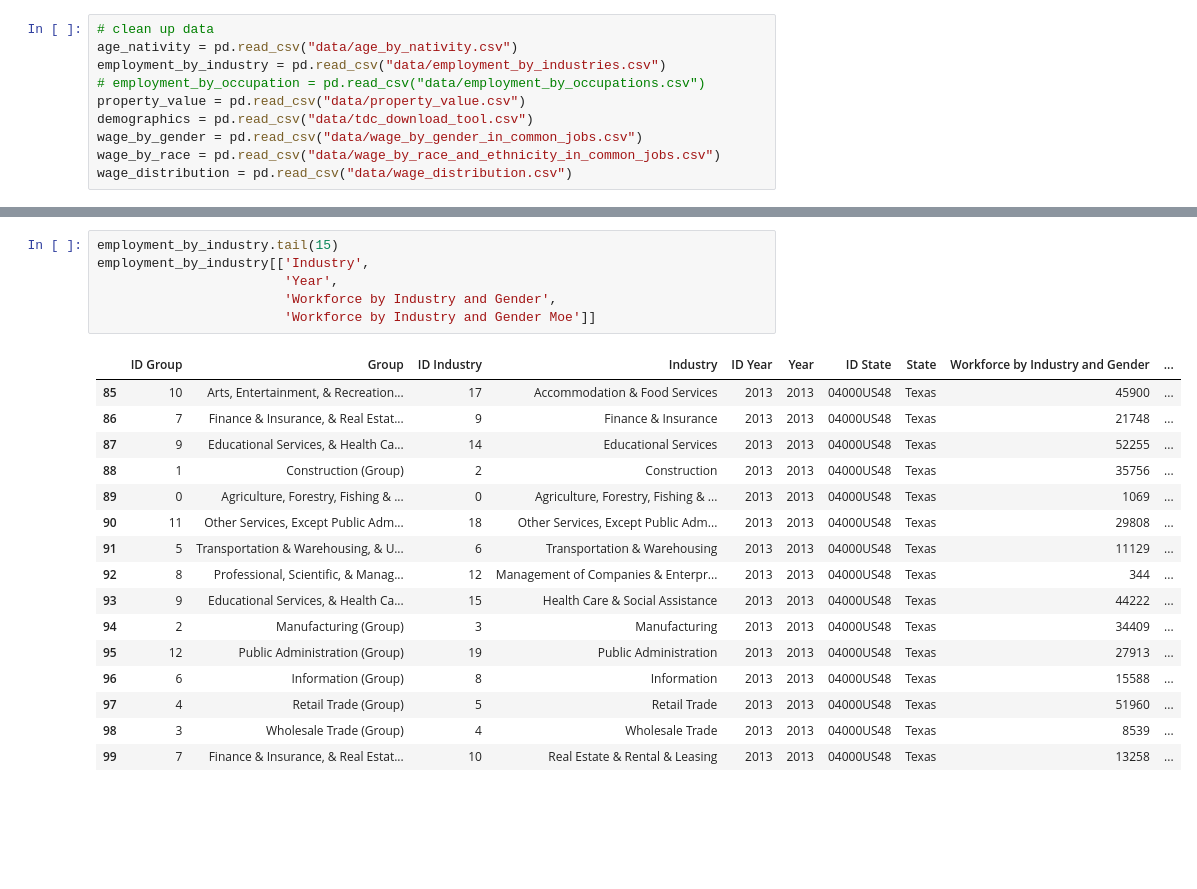
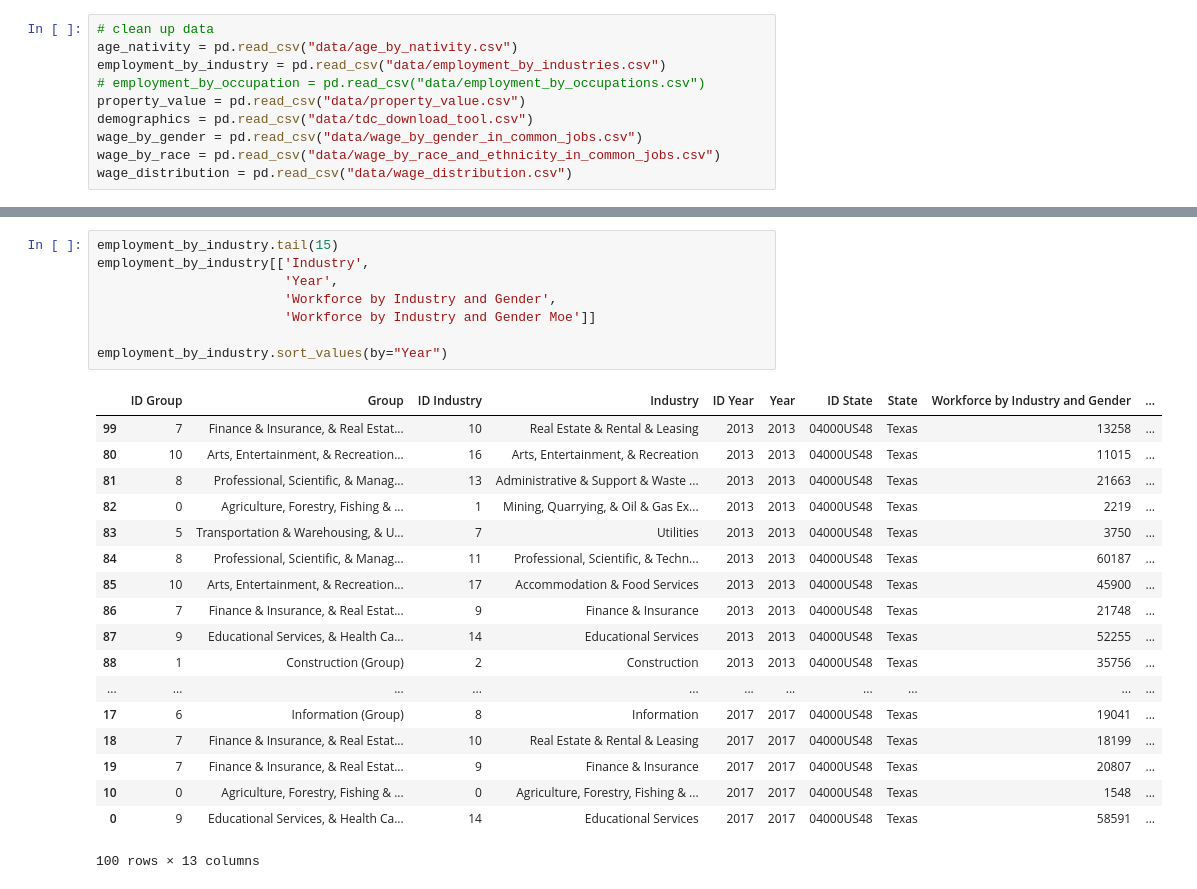
Before and after one commit to aktavern/Project-1, a Jupyter notebook: Project 1 - Data Cleanup Notebook.ipynb, the cells around one changed output, grey strips where cells are left out. Saved outputs shown, nothing was run; the diff lists cells and outputs as text; blank space fills up the shorter version.

```diff
--- a/Project 1 - Data Cleanup Notebook.ipynb
+++ b/Project 1 - Data Cleanup Notebook.ipynb
@@ -33,24 +33,28 @@ age_nativity.tail()
 # %%
 employment_by_industry.tail(15)
 employment_by_industry[['Industry',
                         'Year',
                         'Workforce by Industry and Gender',
                         'Workforce by Industry and Gender Moe']]
+
+employment_by_industry.sort_values(by="Year")
 # %% [output]
 |  | ID Group | Group | ID Industry | Industry | ID Year | Year | ID State | State | Workforce by Industry and Gender | ... |
+| 99 | 7 | Finance & Insurance, & Real Estat... | 10 | Real Estate & Rental & Leasing | 2013 | 2013 | 04000US48 | Texas | 13258 | ... |
+| 80 | 10 | Arts, Entertainment, & Recreation... | 16 | Arts, Entertainment, & Recreation | 2013 | 2013 | 04000US48 | Texas | 11015 | ... |
+| 81 | 8 | Professional, Scientific, & Manag... | 13 | Administrative & Support & Waste ... | 2013 | 2013 | 04000US48 | Texas | 21663 | ... |
+| 82 | 0 | Agriculture, Forestry, Fishing & ... | 1 | Mining, Quarrying, & Oil & Gas Ex... | 2013 | 2013 | 04000US48 | Texas | 2219 | ... |
+| 83 | 5 | Transportation & Warehousing, & U... | 7 | Utilities | 2013 | 2013 | 04000US48 | Texas | 3750 | ... |
+| 84 | 8 | Professional, Scientific, & Manag... | 11 | Professional, Scientific, & Techn... | 2013 | 2013 | 04000US48 | Texas | 60187 | ... |
 | 85 | 10 | Arts, Entertainment, & Recreation... | 17 | Accommodation & Food Services | 2013 | 2013 | 04000US48 | Texas | 45900 | ... |
 | 86 | 7 | Finance & Insurance, & Real Estat... | 9 | Finance & Insurance | 2013 | 2013 | 04000US48 | Texas | 21748 | ... |
 | 87 | 9 | Educational Services, & Health Ca... | 14 | Educational Services | 2013 | 2013 | 04000US48 | Texas | 52255 | ... |
 | 88 | 1 | Construction (Group) | 2 | Construction | 2013 | 2013 | 04000US48 | Texas | 35756 | ... |
-| 89 | 0 | Agriculture, Forestry, Fishing & ... | 0 | Agriculture, Forestry, Fishing & ... | 2013 | 2013 | 04000US48 | Texas | 1069 | ... |
-| 90 | 11 | Other Services, Except Public Adm... | 18 | Other Services, Except Public Adm... | 2013 | 2013 | 04000US48 | Texas | 29808 | ... |
-| 91 | 5 | Transportation & Warehousing, & U... | 6 | Transportation & Warehousing | 2013 | 2013 | 04000US48 | Texas | 11129 | ... |
-| 92 | 8 | Professional, Scientific, & Manag... | 12 | Management of Companies & Enterpr... | 2013 | 2013 | 04000US48 | Texas | 344 | ... |
-| 93 | 9 | Educational Services, & Health Ca... | 15 | Health Care & Social Assistance | 2013 | 2013 | 04000US48 | Texas | 44222 | ... |
-| 94 | 2 | Manufacturing (Group) | 3 | Manufacturing | 2013 | 2013 | 04000US48 | Texas | 34409 | ... |
-| 95 | 12 | Public Administration (Group) | 19 | Public Administration | 2013 | 2013 | 04000US48 | Texas | 27913 | ... |
-| 96 | 6 | Information (Group) | 8 | Information | 2013 | 2013 | 04000US48 | Texas | 15588 | ... |
-| 97 | 4 | Retail Trade (Group) | 5 | Retail Trade | 2013 | 2013 | 04000US48 | Texas | 51960 | ... |
-| 98 | 3 | Wholesale Trade (Group) | 4 | Wholesale Trade | 2013 | 2013 | 04000US48 | Texas | 8539 | ... |
-| 99 | 7 | Finance & Insurance, & Real Estat... | 10 | Real Estate & Rental & Leasing | 2013 | 2013 | 04000US48 | Texas | 13258 | ... |
+| ... | ... | ... | ... | ... | ... | ... | ... | ... | ... | ... |
+| 17 | 6 | Information (Group) | 8 | Information | 2017 | 2017 | 04000US48 | Texas | 19041 | ... |
+| 18 | 7 | Finance & Insurance, & Real Estat... | 10 | Real Estate & Rental & Leasing | 2017 | 2017 | 04000US48 | Texas | 18199 | ... |
+| 19 | 7 | Finance & Insurance, & Real Estat... | 9 | Finance & Insurance | 2017 | 2017 | 04000US48 | Texas | 20807 | ... |
+| 10 | 0 | Agriculture, Forestry, Fishing & ... | 0 | Agriculture, Forestry, Fishing & ... | 2017 | 2017 | 04000US48 | Texas | 1548 | ... |
+| 0 | 9 | Educational Services, & Health Ca... | 14 | Educational Services | 2017 | 2017 | 04000US48 | Texas | 58591 | ... |
+100 rows × 13 columns
 # %%
```
Also changed, not shown: parts of 9 cells of this notebook.
